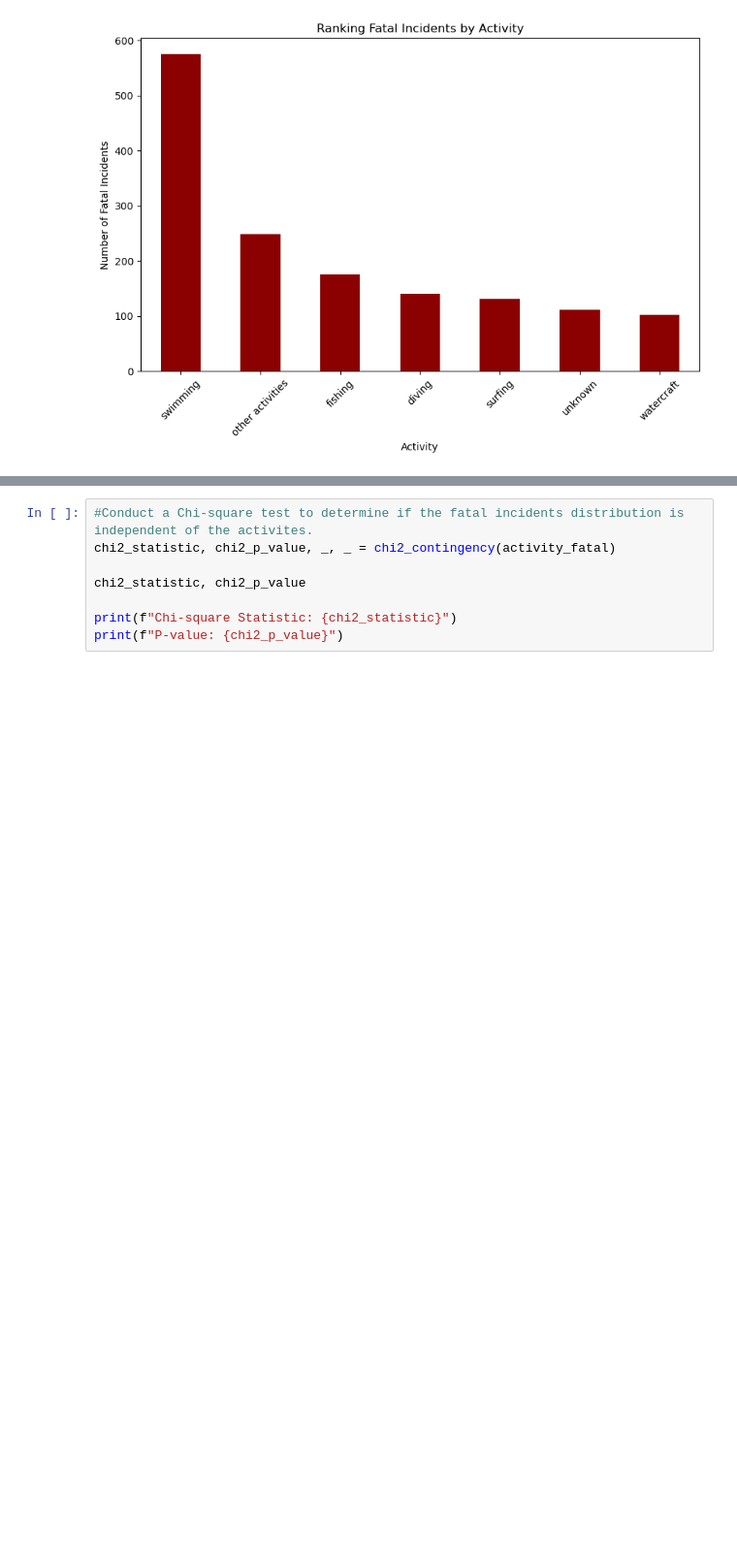
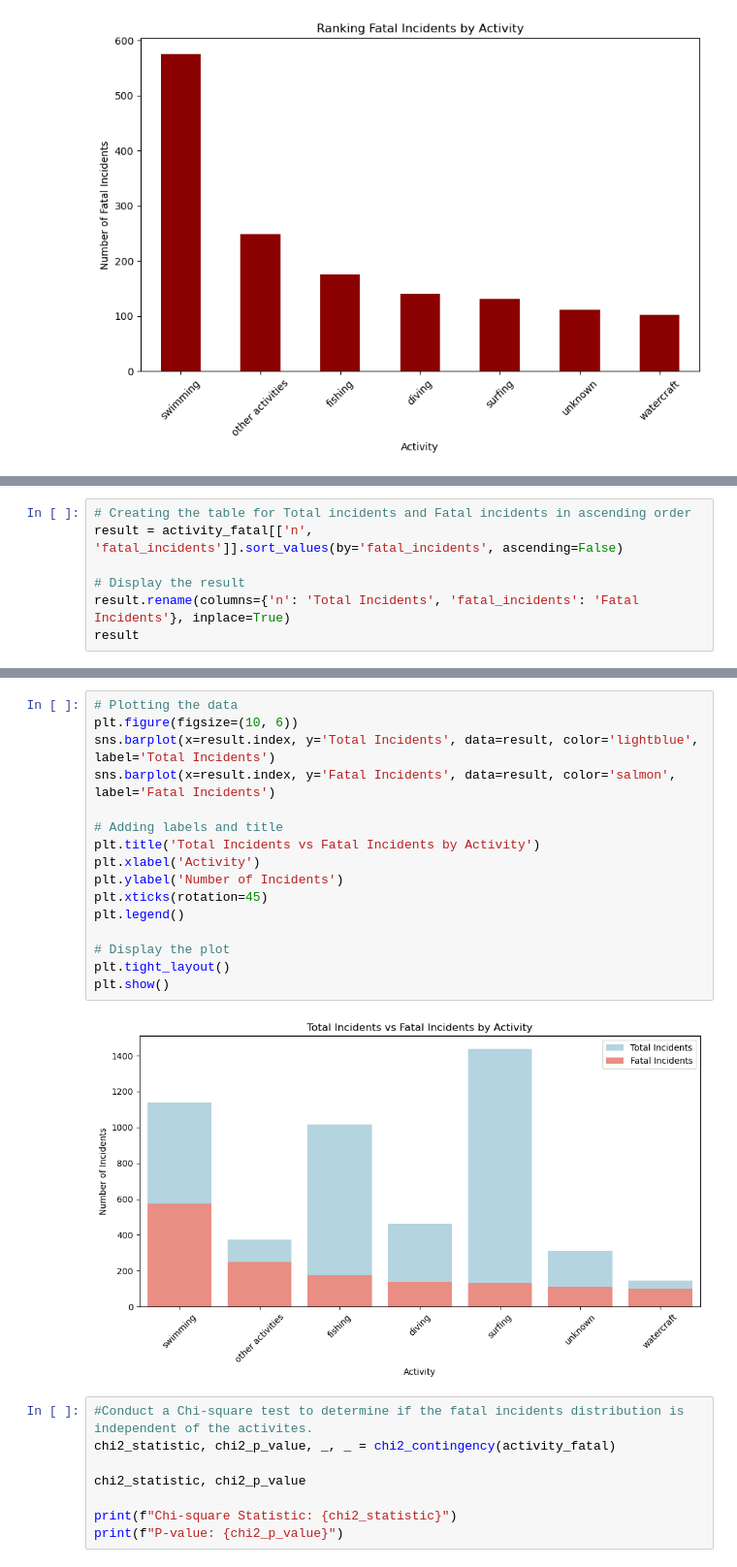
Before and after one commit to Aminmoh9/SharkAttack_Project, a Jupyter notebook: main.ipynb, the cells around one changed output, grey strips where cells are left out. Shown at 97% size. Cells and saved outputs as stored; diff of their text form; blank space fills up the shorter version.

```diff
--- a/main.ipynb
+++ b/main.ipynb
@@ -367,0 +412,7 @@ plt.show()
+# %%
+# Creating the table for Total incidents and Fatal incidents in ascending order
+result = activity_fatal[['n', 'fatal_incidents']].sort_values(by='fatal_incidents', ascending=False)
+
+# Display the result
+result.rename(columns={'n': 'Total Incidents', 'fatal_incidents': 'Fatal Incidents'}, inplace=True)
+result
@@ -368,3 +429,21 @@ plt.show()
+# %%
+# Plotting the data
+plt.figure(figsize=(10, 6))
+sns.barplot(x=result.index, y='Total Incidents', data=result, color='lightblue', label='Total Incidents')
+sns.barplot(x=result.index, y='Fatal Incidents', data=result, color='salmon', label='Fatal Incidents')
+
+# Adding labels and title
+plt.title('Total Incidents vs Fatal Incidents by Activity')
+plt.xlabel('Activity')
+plt.ylabel('Number of Incidents')
+plt.xticks(rotation=45)
+plt.legend()
+
+# Display the plot
+plt.tight_layout()
+plt.show()
+# %% [output]
+[figure, added]
 # %%
 #Conduct a Chi-square test to determine if the fatal incidents distribution is independent of the activites.
 chi2_statistic, chi2_p_value, _, _ = chi2_contingency(activity_fatal)
```
Also changed, not shown: parts of 13 cells of this notebook.
